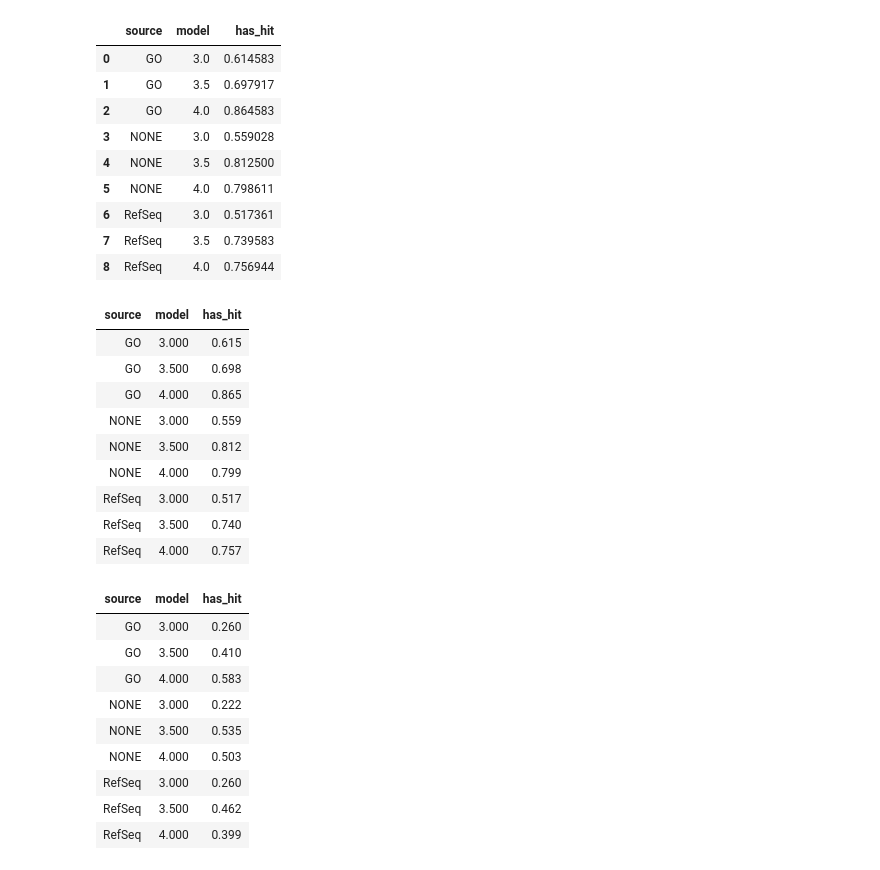
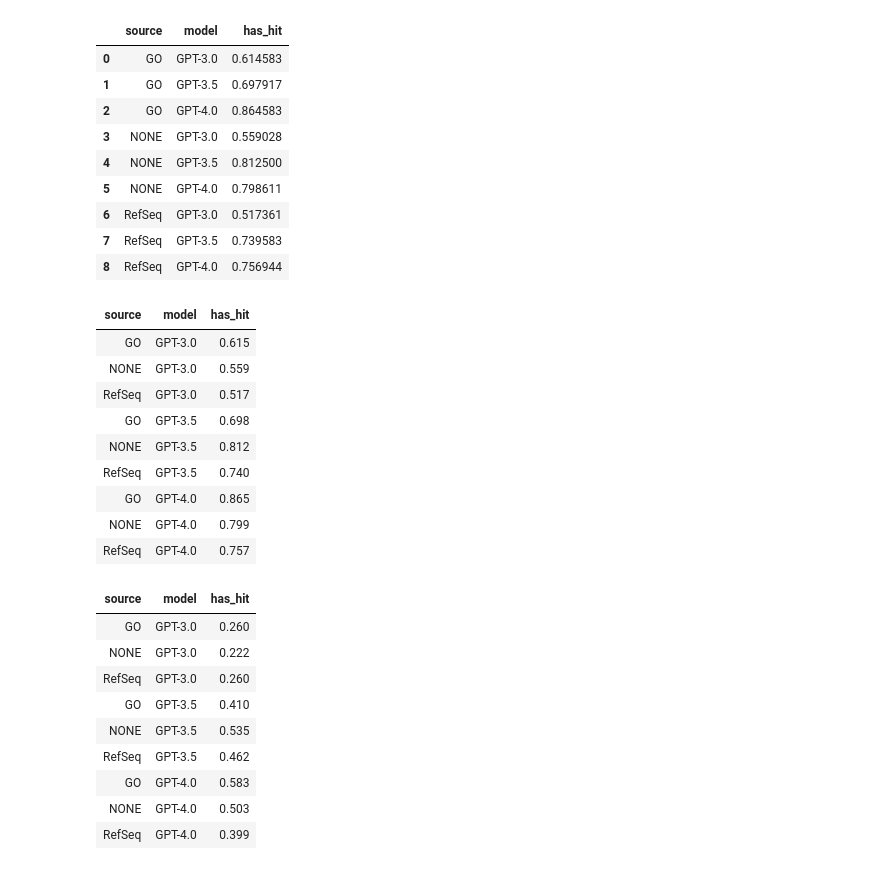
Before and after one commit to monarch-initiative/talisman-paper, a Jupyter notebook: Table1.ipynb, the cells around one changed output. Saved outputs shown, nothing was run; the diff lists cells and outputs as text; code cells hidden in the pictures.

```diff
--- a/Table1.ipynb
+++ b/Table1.ipynb
@@ -6,3 +20,8 @@ df
 # %%
 df['has_hit'] = 0
 df.loc[df['true_positives'] > 0, 'has_hit'] = 1
+# %%
+df["model"] = df["model"].apply(lambda x: f"GPT-{x}" if not str(x).startswith("GPT") else x)
+# %%
+cmap = {True: "closure", False: "no_closure"}
+df["closure"] = df["closure"].apply(lambda x: cmap.get(x, x))
@@ -41,54 +65,54 @@ df_tophit.groupby(["source", "model"]).mean("has_hit").reset_index()[["source",
 # %%
-df.query("top_n==10 and cutoff==0.05 and closure==True").groupby(["source", "model"]).\
+df.query("top_n==10 and cutoff==0.05 and closure=='closure'").groupby(["source", "model"]).\
 mean("has_hit").reset_index()[["source", "model", "has_hit"]]
 # %% [output]
 |  | source | model | has_hit |
-| 0 | GO | 3.0 | 0.614583 |
-| 1 | GO | 3.5 | 0.697917 |
-| 2 | GO | 4.0 | 0.864583 |
-| 3 | NONE | 3.0 | 0.559028 |
-| 4 | NONE | 3.5 | 0.812500 |
-| 5 | NONE | 4.0 | 0.798611 |
-| 6 | RefSeq | 3.0 | 0.517361 |
-| 7 | RefSeq | 3.5 | 0.739583 |
-| 8 | RefSeq | 4.0 | 0.756944 |
+| 0 | GO | GPT-3.0 | 0.614583 |
+| 1 | GO | GPT-3.5 | 0.697917 |
+| 2 | GO | GPT-4.0 | 0.864583 |
+| 3 | NONE | GPT-3.0 | 0.559028 |
+| 4 | NONE | GPT-3.5 | 0.812500 |
+| 5 | NONE | GPT-4.0 | 0.798611 |
+| 6 | RefSeq | GPT-3.0 | 0.517361 |
+| 7 | RefSeq | GPT-3.5 | 0.739583 |
+| 8 | RefSeq | GPT-4.0 | 0.756944 |
 # %%
 import numpy as np
 
-def himax(tbl):
+def himax(tbl: pd.DataFrame, by=["model", "source"], ascending=True):
     """
     Prepare a table for publication, highlighting maximum values
     """
     tbl_subset = tbl.select_dtypes(include=[np.number]).columns
-    return tbl.style.hide().highlight_max(subset=tbl_subset, axis=0, props='font-weight:bold').format(precision=3)
+    return tbl.sort_values(by=by, ascending=ascending).style.hide().highlight_max(subset=tbl_subset, axis=0, props='font-weight:bold').format(precision=3)
 # %%
-def has_hit_summary(top_n=10, cutoff=0.05, closure=True):
-    df_subset = df.query(f"top_n=={top_n} and cutoff=={cutoff} and closure=={closure}")
+def has_hit_summary(top_n=10, cutoff=0.05, closure='closure'):
+    df_subset = df.query(f"top_n=={top_n} and cutoff=={cutoff} and closure=='{closure}'")
     grp = df_subset.groupby(["source", "model"])
     return grp.mean("has_hit").reset_index()[["source", "model", "has_hit"]]
 # %%
-himax(has_hit_summary(10, 0.05, True))
+himax(has_hit_summary(10, 0.05, 'closure'))
 # %% [output]
 | source | model | has_hit |
-| GO | 3.000 | 0.615 |
-| GO | 3.500 | 0.698 |
-| GO | 4.000 | 0.865 |
-| NONE | 3.000 | 0.559 |
-| NONE | 3.500 | 0.812 |
-| NONE | 4.000 | 0.799 |
-| RefSeq | 3.000 | 0.517 |
-| RefSeq | 3.500 | 0.740 |
-| RefSeq | 4.000 | 0.757 |
+| GO | GPT-3.0 | 0.615 |
+| NONE | GPT-3.0 | 0.559 |
+| RefSeq | GPT-3.0 | 0.517 |
+| GO | GPT-3.5 | 0.698 |
+| NONE | GPT-3.5 | 0.812 |
+| RefSeq | GPT-3.5 | 0.740 |
+| GO | GPT-4.0 | 0.865 |
+| NONE | GPT-4.0 | 0.799 |
+| RefSeq | GPT-4.0 | 0.757 |
 # %%
-himax(has_hit_summary(10, 0.05, False))
+himax(has_hit_summary(10, 0.05, 'no_closure'))
 # %% [output]
 | source | model | has_hit |
-| GO | 3.000 | 0.260 |
-| GO | 3.500 | 0.410 |
-| GO | 4.000 | 0.583 |
-| NONE | 3.000 | 0.222 |
-| NONE | 3.500 | 0.535 |
-| NONE | 4.000 | 0.503 |
-| RefSeq | 3.000 | 0.260 |
-| RefSeq | 3.500 | 0.462 |
-| RefSeq | 4.000 | 0.399 |
+| GO | GPT-3.0 | 0.260 |
+| NONE | GPT-3.0 | 0.222 |
+| RefSeq | GPT-3.0 | 0.260 |
+| GO | GPT-3.5 | 0.410 |
+| NONE | GPT-3.5 | 0.535 |
+| RefSeq | GPT-3.5 | 0.462 |
+| GO | GPT-4.0 | 0.583 |
+| NONE | GPT-4.0 | 0.503 |
+| RefSeq | GPT-4.0 | 0.399 |
```
Also changed, not shown: parts of 24 cells of this notebook, 1 other file.
